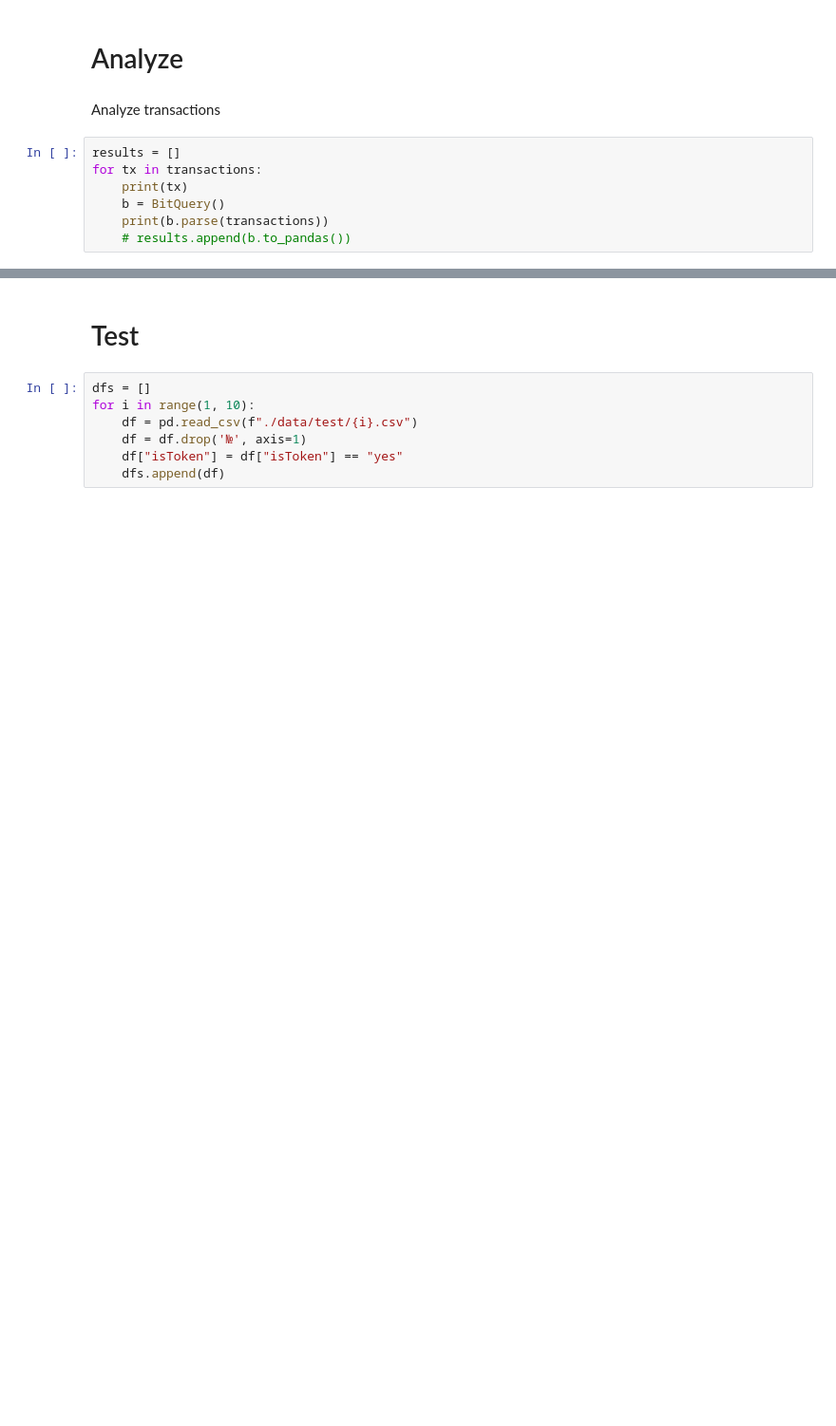
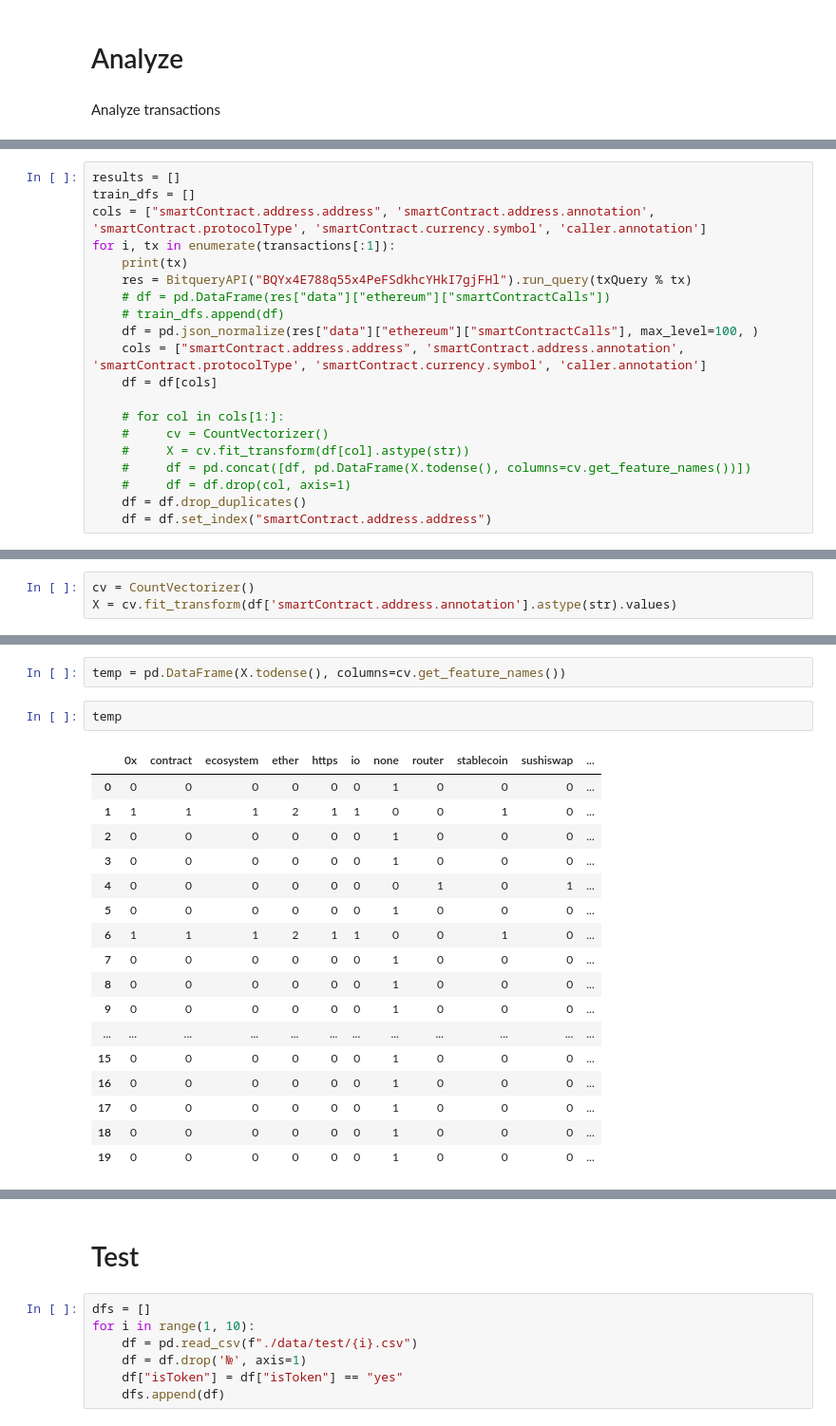
Before and after one commit to shibaeff/HawkEye, a Jupyter notebook: tester.ipynb, the cells around one changed output, grey strips where cells are left out. Shown: that part at 95% size. Saved outputs shown, nothing was run; the diff lists cells and outputs as text; blank space fills up the shorter version.

```diff
--- a/tester.ipynb
+++ b/tester.ipynb
@@ -18,10 +20,3 @@ transactions = [
 # Analyze
 # %% [markdown]
 Analyze transactions
-# %%
-results = []
-for tx in transactions:
-    print(tx)
-    b = BitQuery()
-    print(b.parse(transactions))
-    # results.append(b.to_pandas())
@@ -30,0 +23,20 @@ TypeError: 'NoneType' object is not iterable
+# %%
+results = []
+train_dfs = []
+cols = ["smartContract.address.address", 'smartContract.address.annotation', 'smartContract.protocolType', 'smartContract.currency.symbol', 'caller.annotation']
+for i, tx in enumerate(transactions[:1]):
+    print(tx)
+    res = BitqueryAPI("BQYx4E788q55x4PeFSdkhcYHkI7gjFHl").run_query(txQuery % tx)
+    # df = pd.DataFrame(res["data"]["ethereum"]["smartContractCalls"])
+    # train_dfs.append(df)
+    df = pd.json_normalize(res["data"]["ethereum"]["smartContractCalls"], max_level=100, )
+    cols = ["smartContract.address.address", 'smartContract.address.annotation', 'smartContract.protocolType', 'smartContract.currency.symbol', 'caller.annotation']
+    df = df[cols]
+
+    # for col in cols[1:]:
+    #     cv = CountVectorizer()
+    #     X = cv.fit_transform(df[col].astype(str))
+    #     df = pd.concat([df, pd.DataFrame(X.todense(), columns=cv.get_feature_names())])
+    #     df = df.drop(col, axis=1)
+    df = df.drop_duplicates()
+    df = df.set_index("smartContract.address.address")
@@ -30,0 +45,3 @@ TypeError: 'NoneType' object is not iterable
+# %%
+cv = CountVectorizer()
+X = cv.fit_transform(df['smartContract.address.annotation'].astype(str).values)
@@ -30,0 +69,22 @@ TypeError: 'NoneType' object is not iterable
+# %%
+temp = pd.DataFrame(X.todense(), columns=cv.get_feature_names())
+# %%
+temp
+# %% [output]
+|  | 0x | contract | ecosystem | ether | https | io | none | router | stablecoin | sushiswap | ... |
+| 0 | 0 | 0 | 0 | 0 | 0 | 0 | 1 | 0 | 0 | 0 | ... |
+| 1 | 1 | 1 | 1 | 2 | 1 | 1 | 0 | 0 | 1 | 0 | ... |
+| 2 | 0 | 0 | 0 | 0 | 0 | 0 | 1 | 0 | 0 | 0 | ... |
+| 3 | 0 | 0 | 0 | 0 | 0 | 0 | 1 | 0 | 0 | 0 | ... |
+| 4 | 0 | 0 | 0 | 0 | 0 | 0 | 0 | 1 | 0 | 1 | ... |
+| 5 | 0 | 0 | 0 | 0 | 0 | 0 | 1 | 0 | 0 | 0 | ... |
+| 6 | 1 | 1 | 1 | 2 | 1 | 1 | 0 | 0 | 1 | 0 | ... |
+| 7 | 0 | 0 | 0 | 0 | 0 | 0 | 1 | 0 | 0 | 0 | ... |
+| 8 | 0 | 0 | 0 | 0 | 0 | 0 | 1 | 0 | 0 | 0 | ... |
+| 9 | 0 | 0 | 0 | 0 | 0 | 0 | 1 | 0 | 0 | 0 | ... |
+| ... | ... | ... | ... | ... | ... | ... | ... | ... | ... | ... | ... |
+| 15 | 0 | 0 | 0 | 0 | 0 | 0 | 1 | 0 | 0 | 0 | ... |
+| 16 | 0 | 0 | 0 | 0 | 0 | 0 | 1 | 0 | 0 | 0 | ... |
+| 17 | 0 | 0 | 0 | 0 | 0 | 0 | 1 | 0 | 0 | 0 | ... |
+| 18 | 0 | 0 | 0 | 0 | 0 | 0 | 1 | 0 | 0 | 0 | ... |
+| 19 | 0 | 0 | 0 | 0 | 0 | 0 | 1 | 0 | 0 | 0 | ... |
```
Also changed, not shown: parts of 10 cells of this notebook, 34 other files.
